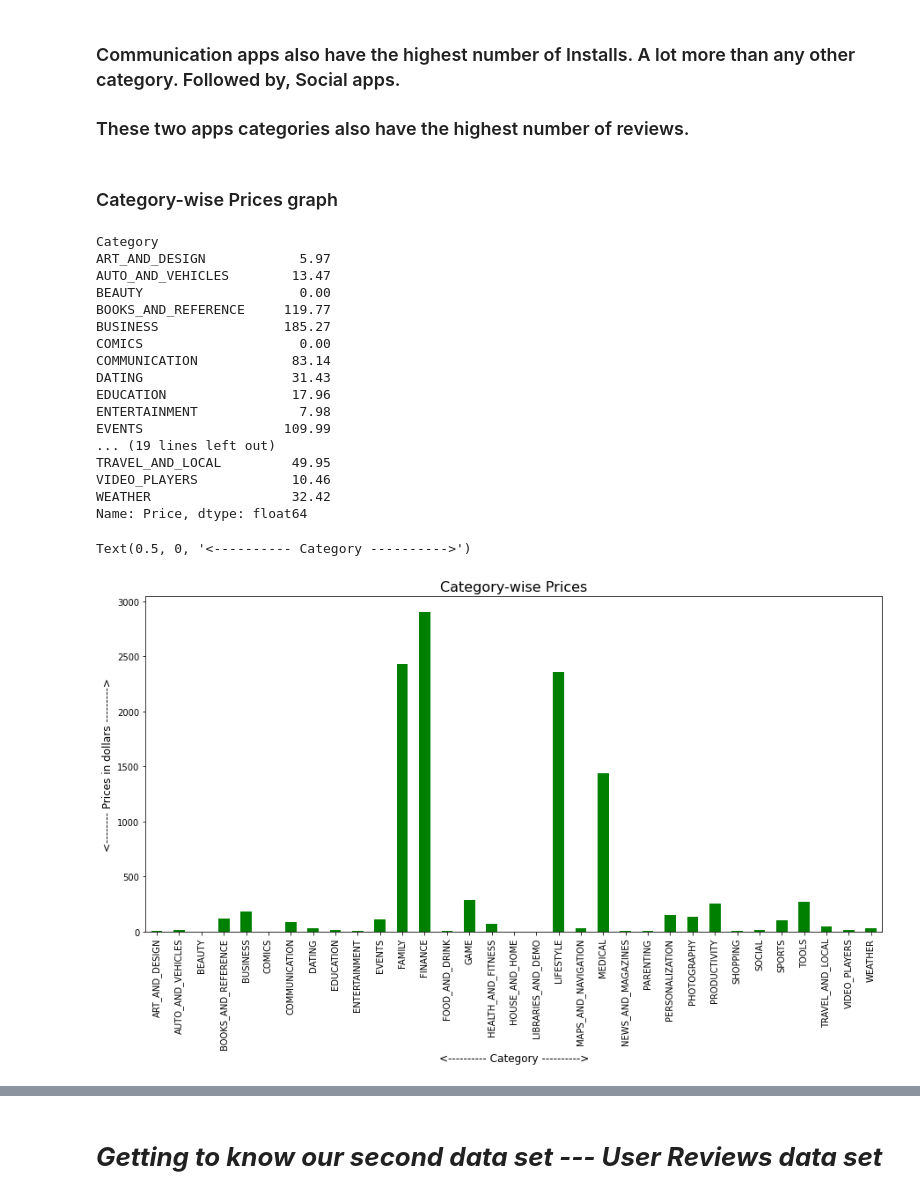
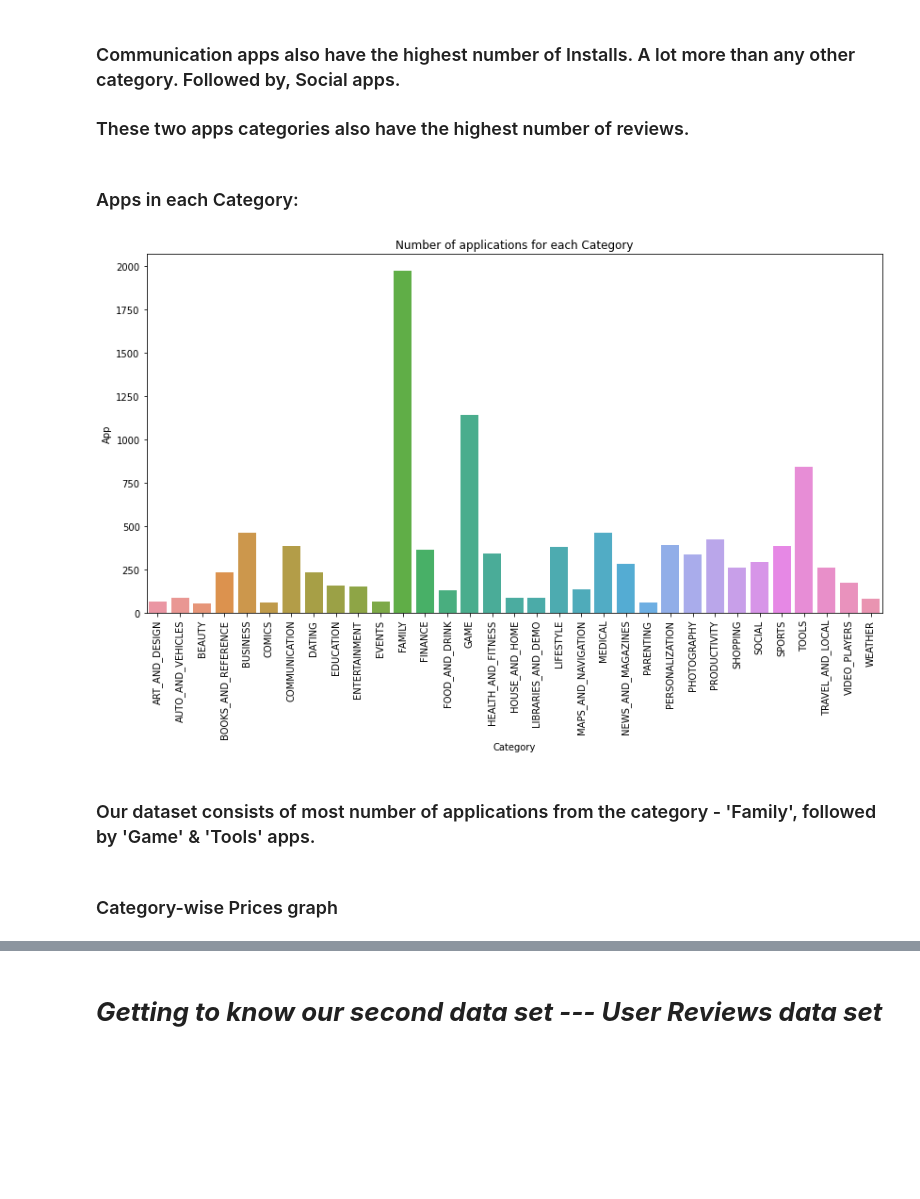
Before and after one commit to RanajayBiswas/Play-Store-App-Review-Analysis-EDA-Project, a Jupyter notebook: Play_Store_App_Review_Analysis_Capstone_Project.ipynb, the cells around one changed output, grey strips where cells are left out. Saved outputs shown, nothing was run; the diff lists cells and outputs as text; code cells hidden in the pictures; blank space fills up the shorter version.

```diff
--- a/Play_Store_App_Review_Analysis_Capstone_Project.ipynb
+++ b/Play_Store_App_Review_Analysis_Capstone_Project.ipynb
@@ -471,36 +473,29 @@ plt.show()
 # %% [markdown]
 ### Communication apps also have the highest number of Installs. A lot more than any other category. Followed by, Social apps.
 ### These two apps categories also have the highest number of reviews.
+# %% [markdown]
+### Apps in each Category:
+# %%
+# Number of apps category wise ---->
+Install_category_series = category_df['App'].count()
+# %%
+Install_category2 = Install_category_series.to_frame()
+# %%
+Install_category2.reset_index(inplace=True)
+# %%
+plt.figure(figsize=(14,7))
+plt.xticks(rotation=90)
+plt.xlabel("Category")
+plt.ylabel("App")
+plt.title("Number of applications for each Category")
+sns.barplot(Install_category2.Category, Install_category2.App)
+plt.show()
+# %% [output]
+[figure, added]
+# %% [markdown]
+### Our dataset consists of most number of applications from the category -   'Family', followed by 'Game' & 'Tools' apps.
 # %% [markdown]
 ### Category-wise Prices graph
 # %%
 # Category wise Prices ---->
-price_category = category_df['Price'].agg(np.sum)
-print(price_category)
+price_category_series = category_df['Price'].agg(np.sum)
-# %% [output]
-Category
-ART_AND_DESIGN            5.97
-AUTO_AND_VEHICLES        13.47
-BEAUTY                    0.00
-BOOKS_AND_REFERENCE     119.77
-BUSINESS                185.27
-COMICS                    0.00
-COMMUNICATION            83.14
-DATING                   31.43
-EDUCATION                17.96
-ENTERTAINMENT             7.98
-EVENTS                  109.99
-... (19 lines left out)
-TRAVEL_AND_LOCAL         49.95
-VIDEO_PLAYERS            10.46
-WEATHER                  32.42
-Name: Price, dtype: float64
-# %%
-# plotting Categorywise Rating graph ----->
-ax = price_category.plot.bar(rot=90, figsize= (15,7), color= 'g')
-ax.set_title('Category-wise Prices', fontsize =16)
-ax.set_ylabel('<-------- Prices in dollars --------->', fontsize= 12)
-ax.set_xlabel('<---------- Category ---------->', fontsize= 12)
-# %% [output]
-Text(0.5, 0, '<---------- Category ---------->')
-[figure, removed]
```
Also changed, not shown: parts of 15 cells of this notebook.
